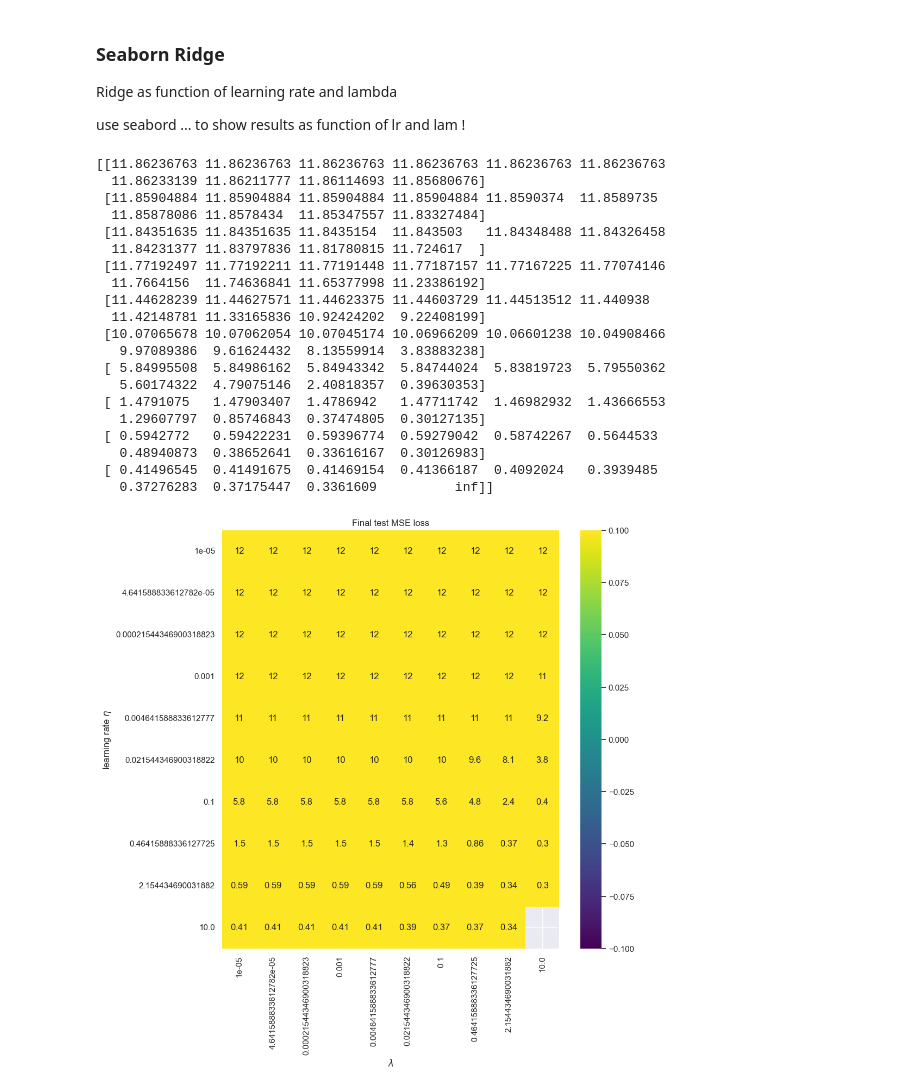
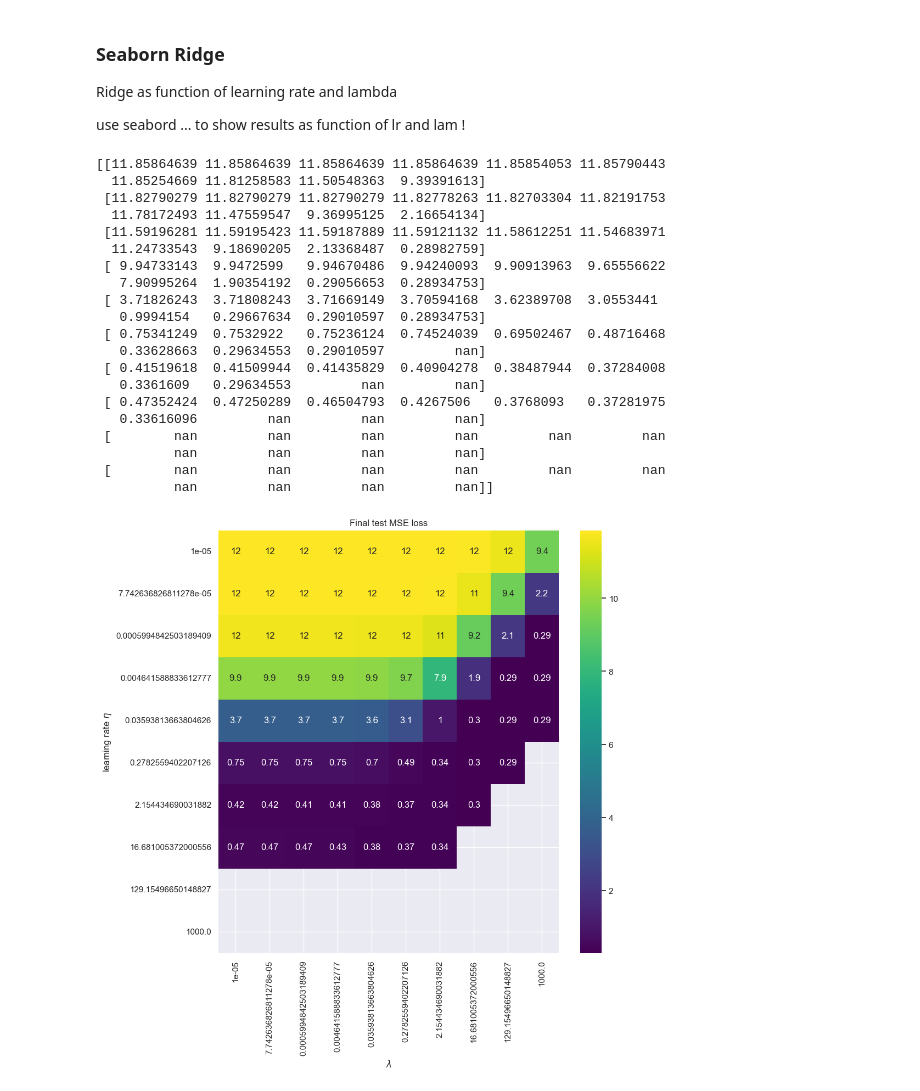
Before and after one commit to Trond01/Project2_FYS-STK4155, a Jupyter notebook: Runs/a.ipynb, the cells around one changed output. Cells and saved outputs as stored; diff of their text form; code cells hidden in the pictures.

```diff
--- a/Runs/a.ipynb
+++ b/Runs/a.ipynb
@@ -17,20 +17,19 @@ import seaborn as sns
 import pandas as pd
 import matplotlib.pyplot as plt
 # %%
-# Sample points and split in train and test
+# Initialise beta
 num_features = 15
 beta0 = {"b" : np.random.random(num_features)}
-num_points = 100
+
+# Sample points and split in train and test
+num_points = 10000
 data = r2_sampling(num_points, sigma2=0.3)
 x, y, z = data["x"], data["y"], data["z"]
 X = feature_matrix_2d(x, y, num_features)
 X_train, y_train, X_test, y_test, test_index = train_test_split(X, z, 0.2)
+
 # Quickfix...
 y_train, y_test = np.squeeze(y_train), np.squeeze(y_test)
-
-# Number of of minibatch when using batch size 10
-m = int(len(y_train) / 10)
-epochs = 50
 
 # Define the polynomial fit model
 def model(beta, X):
@@ -50,17 +49,28 @@ def ridge_train_grad(model, lam):
 ### Jax gradients, need loss functions
 from Code.utilities import Ridge_loss_method, MSELoss_method
 
+def ridge_loss_func(lam):
+    return lambda beta, X, y : MSELoss(model(beta, X), y) + jnp.sum(jnp.power(beta["b"], 2)) * lam / (2 * jnp.size(y))
+
+def OLS_loss_func():
+    return lambda beta, X, y : MSELoss(model(beta, X), y)
+
+
 # With these, all we need to find gradient is
-from jax import grad as grad_wrt_to_loss
+from jax import grad as jaxgrad
 # %%
 # Initialise beta
 n_epochs = 100
 
 
 lam=0.1
-lr = 0.5
+lr = 0.05
 
-for grad in [OLS_train_grad(model), ridge_train_grad(model, lam)]:
+OLS_loss = OLS_loss_func()
+
+#OLS_train_grad(model), ridge_train_grad(model, lam),
+
+for grad in [jaxgrad(OLS_loss)]:#, jaxgrad(ridge_loss_func(lam))]:
     result_GD = GD(X_train, y_train, X_test, y_test,
                 grad_method=grad,
                 n_epochs=epochs,
@@ -71,5 +81,6 @@ for grad in [OLS_train_grad(model), ridge_train_grad(model, lam)]:
     plt.plot(result_GD["train_loss_list"])
     plt.plot(result_GD["test_loss_list"], linestyle="--")
 
+plt.legend()
 plt.show()
 # %% [output]
@@ -97,60 +109,60 @@ use seabord ... to show results as function of lr and lam !
 np.random.seed(0)
 
 # Fixed parametres
-epochs = 100
+epochs = 500
 
 # Values for experiment
-lr_vals = np.logspace(-5, 1, 10)
-lam_vals = np.logspace(-5, 1, 10)
+lr_vals = np.logspace(-5, 3, 10)
+lam_vals = np.logspace(-5, 3, 10)
 results = np.zeros((len(lr_vals), len(lam_vals)))
 
 # Perform algorithm for each value
 for i, lr in enumerate(lr_vals):
     for j, lam in enumerate(lam_vals):
 
         # Get gradient function for given lambda
         grad = ridge_train_grad(model, lam)
 
         # Perform experiment
         result_GD = GD(X_train, y_train, X_test, y_test,
                     grad_method=grad,
                     n_epochs=epochs,
                     lr=lr,
                     beta0=beta0,
                     test_loss_func=(MSELoss_method(model)))
 
         # Append the final error from training
         results[i, j] = result_GD["test_loss_list"][-1]
 
 print(results)
 
 sns.set()
 fig, ax = plt.subplots(figsize = (10, 10))
 df = pd.DataFrame(results, index=lam_vals, columns=lr_vals)
 sns.heatmap(df, annot=True, ax=ax, cmap="viridis")
 ax.set_title("Final test MSE loss")
 ax.set_ylabel("learning rate $\eta$")
 ax.set_xlabel("$\lambda$")
 plt.show()
 # %% [output]
-[[11.86236763 11.86236763 11.86236763 11.86236763 11.86236763 11.86236763
-  11.86233139 11.86211777 11.86114693 11.85680676]
- [11.85904884 11.85904884 11.85904884 11.85904884 11.8590374  11.8589735
-  11.85878086 11.8578434  11.85347557 11.83327484]
- [11.84351635 11.84351635 11.8435154  11.843503   11.84348488 11.84326458
-  11.84231377 11.83797836 11.81780815 11.724617  ]
- [11.77192497 11.77192211 11.77191448 11.77187157 11.77167225 11.77074146
-  11.7664156  11.74636841 11.65377998 11.23386192]
- [11.44628239 11.44627571 11.44623375 11.44603729 11.44513512 11.440938
-  11.42148781 11.33165836 10.92424202  9.22408199]
- [10.07065678 10.07062054 10.07045174 10.06966209 10.06601238 10.04908466
-   9.97089386  9.61624432  8.13559914  3.83883238]
- [ 5.84995508  5.84986162  5.84943342  5.84744024  5.83819723  5.79550362
-   5.60174322  4.79075146  2.40818357  0.39630353]
- [ 1.4791075   1.47903407  1.4786942   1.47711742  1.46982932  1.43666553
-   1.29607797  0.85746843  0.37474805  0.30127135]
- [ 0.5942772   0.59422231  0.59396774  0.59279042  0.58742267  0.5644533
-   0.48940873  0.38652641  0.33616167  0.30126983]
- [ 0.41496545  0.41491675  0.41469154  0.41366187  0.4092024   0.3939485
-   0.37276283  0.37175447  0.3361609          inf]]
+[[11.85864639 11.85864639 11.85864639 11.85864639 11.85854053 11.85790443
+  11.85254669 11.81258583 11.50548363  9.39391613]
+ [11.82790279 11.82790279 11.82790279 11.82778263 11.82703304 11.82191753
+  11.78172493 11.47559547  9.36995125  2.16654134]
+ [11.59196281 11.59195423 11.59187889 11.59121132 11.58612251 11.54683971
+  11.24733543  9.18690205  2.13368487  0.28982759]
+ [ 9.94733143  9.9472599   9.94670486  9.94240093  9.90913963  9.65556622
+   7.90995264  1.90354192  0.29056653  0.28934753]
+ [ 3.71826243  3.71808243  3.71669149  3.70594168  3.62389708  3.0553441
+   0.9994154   0.29667634  0.29010597  0.28934753]
+ [ 0.75341249  0.7532922   0.75236124  0.74524039  0.69502467  0.48716468
+   0.33628663  0.29634553  0.29010597         nan]
+ [ 0.41519618  0.41509944  0.41435829  0.40904278  0.38487944  0.37284008
+   0.3361609   0.29634553         nan         nan]
+ [ 0.47352424  0.47250289  0.46504793  0.4267506   0.3768093   0.37281975
+   0.33616096         nan         nan         nan]
+ [        nan         nan         nan         nan         nan         nan
+          nan         nan         nan         nan]
+ [        nan         nan         nan         nan         nan         nan
+          nan         nan         nan         nan]]
-[figure, old version]
+[figure, new version]
```
Also changed, not shown: parts of 1 cell of this notebook, 5 other files.
